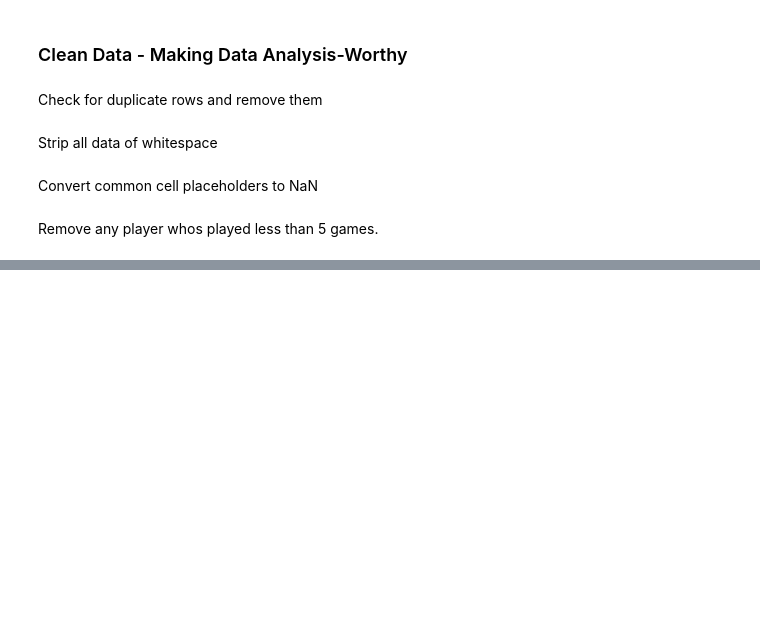
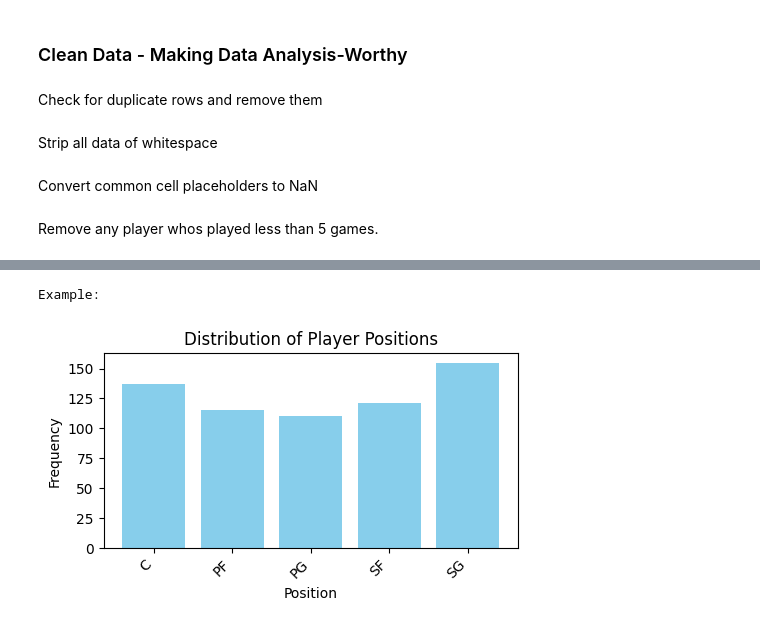
Before and after one commit to Konrad-Rejman/CS4042-Assessment-2, a Jupyter notebook: main.ipynb, the cells around one changed output, grey strips where cells are left out. Cells and saved outputs as stored; diff of their text form; code cells hidden in the pictures; blank space fills up the shorter version.

Commit message:
Made examples show

```diff
--- a/main.ipynb
+++ b/main.ipynb
@@ -408,15 +408,15 @@ all_seasons_master = pd.concat(masters_by_season.values(), ignore_index=True)
 
 # Quick View Examples
 
-#print("Shapes by season:")
-#for season, df in masters_by_season.items():
-#    print(season, df.shape)
-#
-#print("\nPreview 2025-26 master:")
-#display(masters_by_season["2025-26"].head())
-#
-#print("\nPreview all_seasons_master:")
-#display(all_seasons_master.head())
+print("Shapes by season:")
+for season, df in masters_by_season.items():
+    print(season, df.shape)
+
+print("\nPreview 2025-26 master:")
+display(masters_by_season["2025-26"].head())
+
+print("\nPreview all_seasons_master:")
+display(all_seasons_master.head())
 
 
 # Save as .csv inside 'Master-Stats' folder.
@@ -442,22 +464,26 @@ Saved: Master-Stats\NBA-All-Seasons-Master-Stats.csv
 # %%
 def create_bar_graph(df, x_column, title=None, xlabel=None, ylabel='Frequency', figsize=(5, 3), color='skyblue'):
 
     if x_column not in df.columns:
         raise ValueError(f"Column '{x_column}' not found in DataFrame")
 
     value_counts = df[x_column].value_counts().sort_index()
 
     plt.figure(figsize=figsize)
     plt.bar(value_counts.index, value_counts.values, color=color)
     plt.xlabel(xlabel if xlabel else x_column)
     plt.ylabel(ylabel)
     plt.title(title if title else f'Distribution of {x_column}')
     plt.xticks(rotation=45, ha='right')
     plt.tight_layout()
     plt.show()
 
-#run as not comment for example
-#create_bar_graph(p, 'Pos', title='Distribution of Player Positions')
+# Example
+print("Example:")
+create_bar_graph(p, 'Pos', title='Distribution of Player Positions', xlabel='Position')
+# %% [output]
+Example:
+[figure, added]
 # %%
 def create_scatter_plot(df, x_column, y_column, title=None, xlabel=None, ylabel=None,
                        figsize=(10, 6), color='blue', alpha=0.6, s=50):
```
Also changed, not shown: parts of 4 cells of this notebook.
